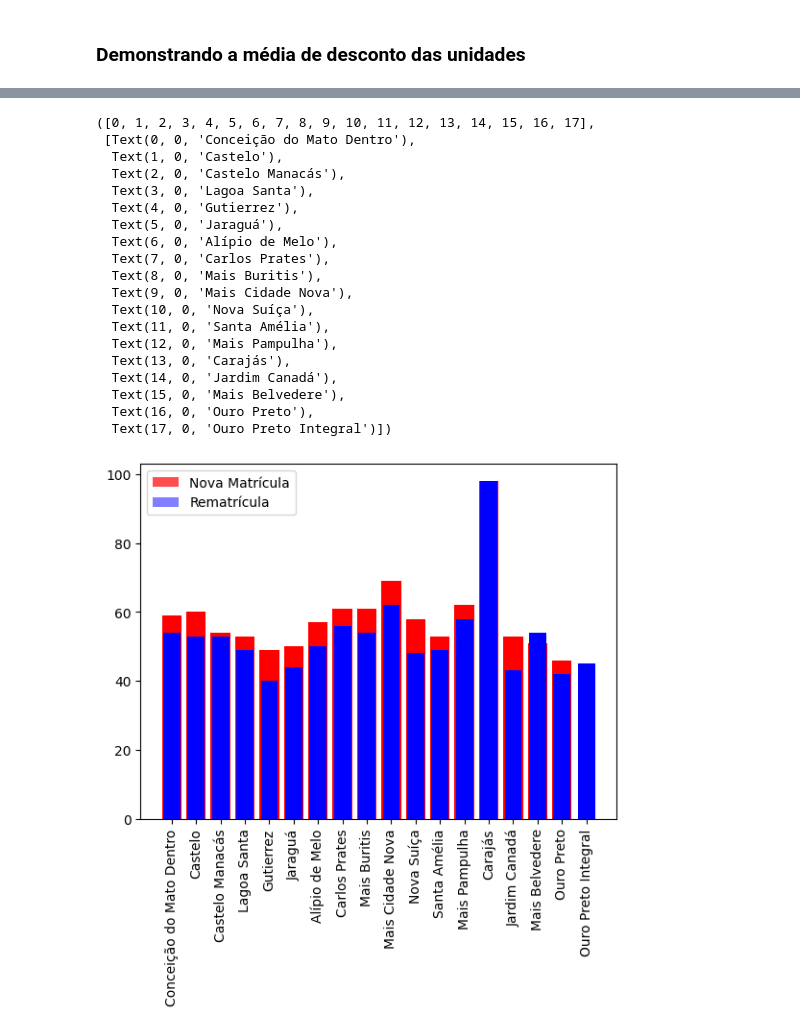
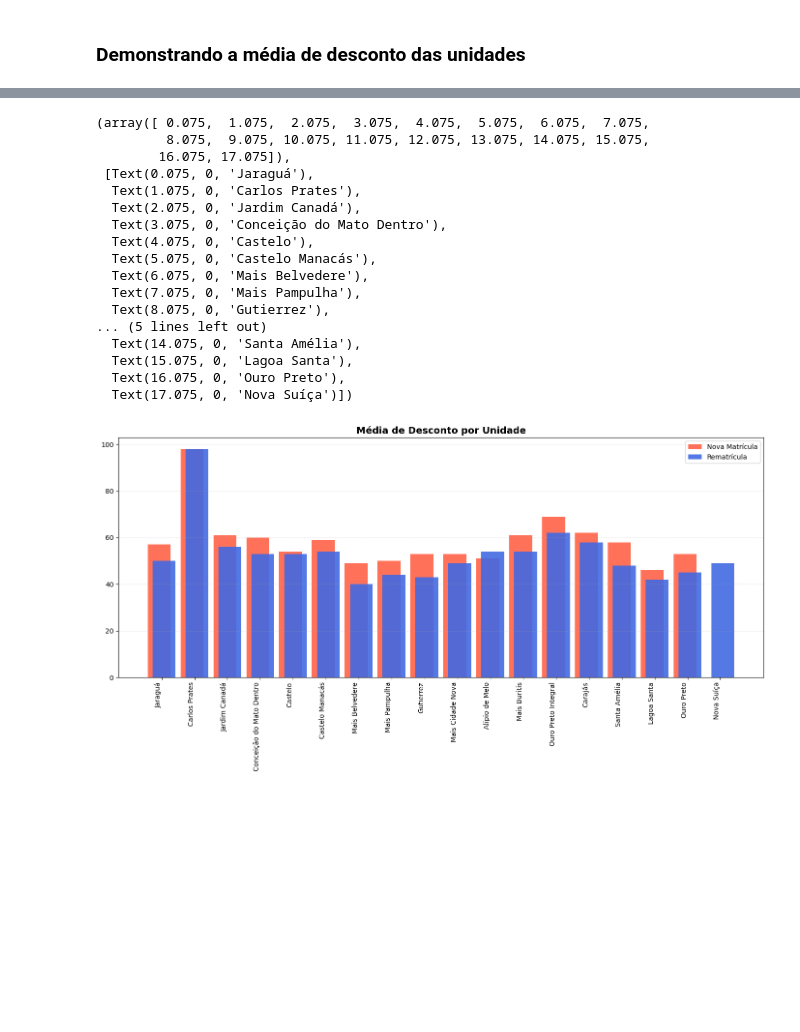
Before and after one commit to ThalesMelo1/Coleguium-Entrevista, a Jupyter notebook: Code/Análise_3.ipynb, the cells around one changed output, grey strips where cells are left out. Drawn from its saved outputs; the diff is of its cells as text; code cells hidden in the pictures; blank space fills up the shorter version.

Commit message:
Plot correto média de Descontos

```diff
--- a/Code/Análise_3.ipynb
+++ b/Code/Análise_3.ipynb
@@ -70,28 +203,39 @@ plt.xticks(rotation=90)
-# %%
-plt.bar(plot1['Unidade'], plot1['média'], color='red', alpha=0.7, label='Nova Matrícula', width=0.8)
-
-plt.bar(plot2['Unidade'], plot2['média'], color='blue', alpha=0.5, label='Rematrícula', width=0.7)
-
-plt.legend()
-plt.xticks(rotation=90)
-# %% [output]
-([0, 1, 2, 3, 4, 5, 6, 7, 8, 9, 10, 11, 12, 13, 14, 15, 16, 17],
- [Text(0, 0, 'Conceição do Mato Dentro'),
-  Text(1, 0, 'Castelo'),
-  Text(2, 0, 'Castelo Manacás'),
-  Text(3, 0, 'Lagoa Santa'),
-  Text(4, 0, 'Gutierrez'),
-  Text(5, 0, 'Jaraguá'),
-  Text(6, 0, 'Alípio de Melo'),
-  Text(7, 0, 'Carlos Prates'),
-  Text(8, 0, 'Mais Buritis'),
-  Text(9, 0, 'Mais Cidade Nova'),
-  Text(10, 0, 'Nova Suíça'),
-  Text(11, 0, 'Santa Amélia'),
-  Text(12, 0, 'Mais Pampulha'),
-  Text(13, 0, 'Carajás'),
-  Text(14, 0, 'Jardim Canadá'),
-  Text(15, 0, 'Mais Belvedere'),
-  Text(16, 0, 'Ouro Preto'),
-  Text(17, 0, 'Ouro Preto Integral')])
-[figure, removed]
+# %%
+x = np.arange(len(escolas1))
+y = np.arange(len(escolas2))
+bar_width = 0.6
+overlap = 0.15
+
+fig, ax = plt.subplots(figsize=(14, 7))
+
+ax.bar(x, médiaNovaMatrícula['média'], color='tomato', alpha=0.9, label='Nova Matrícula', width=0.7)
+
+ax.bar(y + overlap, médiaRematrícula['média'], color='royalblue', alpha=0.9, label='Rematrícula', width=0.7)
+
+ax.set_xticks(y + overlap/2)
+ax.set_xticklabels(escolas2, rotation=45, ha='right')
+plt.grid(axis='y', linestyle='--', alpha=0.3)
+plt.yticks(fontsize=10)
+plt.title('Média de Desconto por Unidade', fontsize=14, weight='bold')
+plt.tight_layout()
+plt.legend()
+plt.xticks(rotation=90)
+# %% [output]
+(array([ 0.075,  1.075,  2.075,  3.075,  4.075,  5.075,  6.075,  7.075,
+         8.075,  9.075, 10.075, 11.075, 12.075, 13.075, 14.075, 15.075,
+        16.075, 17.075]),
+ [Text(0.075, 0, 'Jaraguá'),
+  Text(1.075, 0, 'Carlos Prates'),
+  Text(2.075, 0, 'Jardim Canadá'),
+  Text(3.075, 0, 'Conceição do Mato Dentro'),
+  Text(4.075, 0, 'Castelo'),
+  Text(5.075, 0, 'Castelo Manacás'),
+  Text(6.075, 0, 'Mais Belvedere'),
+  Text(7.075, 0, 'Mais Pampulha'),
+  Text(8.075, 0, 'Gutierrez'),
+... (5 lines left out)
+  Text(14.075, 0, 'Santa Amélia'),
+  Text(15.075, 0, 'Lagoa Santa'),
+  Text(16.075, 0, 'Ouro Preto'),
+  Text(17.075, 0, 'Nova Suíça')])
+[figure, added]
```
Also changed, not shown: parts of 10 cells of this notebook, 1 other file.
